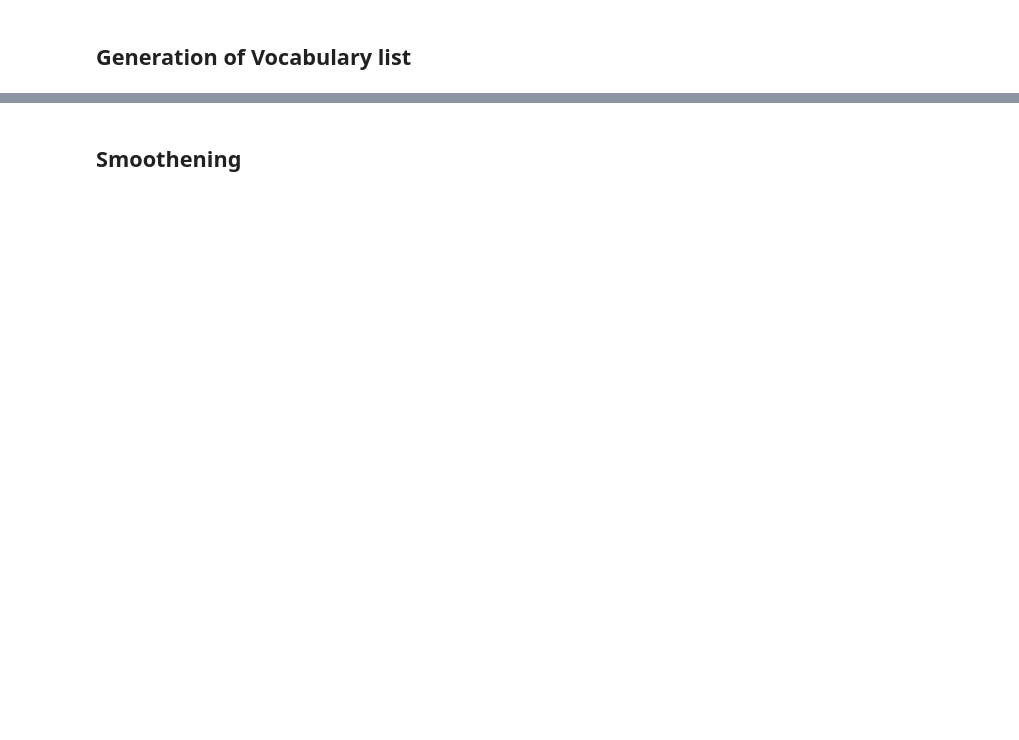
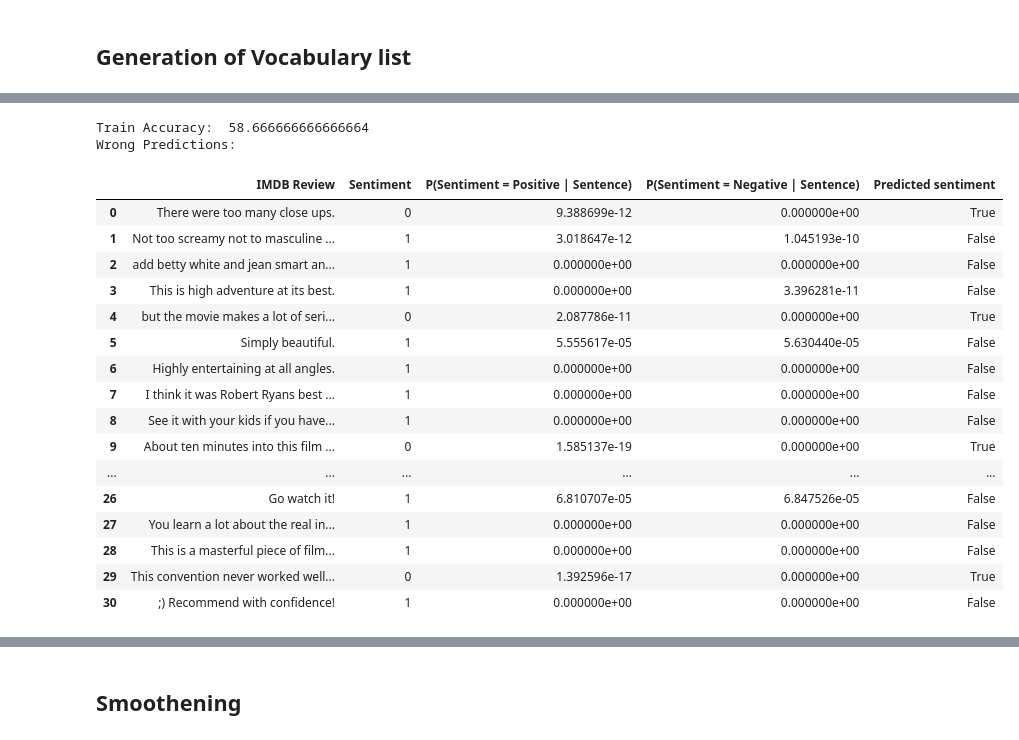
Before and after one commit to VighneshS/sentiment_prediction, a Jupyter notebook: sentiment_prediction.ipynb, the cells around one changed output, grey strips where cells are left out. Cells and saved outputs as stored; diff of their text form; code cells hidden in the pictures; blank space fills up the shorter version.

```diff
--- a/sentiment_prediction.ipynb
+++ b/sentiment_prediction.ipynb
@@ -232,20 +161,27 @@ vocabulary
 # %%
 def get_probabilities(review: str, sentiment: bool, smoothening: bool):
     prob = 1
-    column_name = 'Positive Sentiments Probability' if sentiment else 'Negative Sentiments Probability'
-    individual_prob = 0 if not smoothening else 1 / (probability_of_positive_sentiments if sentiment else probability_of_negative_sentiments)
+    column_name = 'P(Word | Sentiment = Positive)' if sentiment else 'P(Word | Sentiment = Negative)'
+    individual_prob = 0 if not smoothening else 1 / (
+        vocabulary['P(Sentiment = Positive)'][0] if sentiment else vocabulary[
+            'P(Sentiment = Negative)'][0])
     for word in split_words(review):
         if word in vocabulary.values:
             individual_prob = vocabulary[vocabulary['Word'] == word].iloc[0][column_name]
         prob *= 0 if math.isnan(individual_prob) else individual_prob
-    return prob * (probability_of_positive_sentiments if sentiment else probability_of_negative_sentiments)
+    return prob * (vocabulary['P(Sentiment = Positive)'][0] if sentiment else vocabulary[
+        'P(Sentiment = Negative)'][0])
 # %%
-train["Conditional Positive Probability"] = train["IMDB Review"].apply(
-    lambda review: get_probabilities(review, True, False))
-train["Conditional Negative Probability"] = train["IMDB Review"].apply(
-    lambda review: get_probabilities(review, False, False))
-train["Predicted sentiment"] = train["Conditional Positive Probability"] > train["Conditional Negative Probability"]
-print("Train Accuracy: ",
-      train.loc[train["Predicted sentiment"] == train["Sentiment"]].count(axis=0)['Sentiment'] * 100 /
-      train.count(axis=0)['Sentiment'])
-train.loc[train["Predicted sentiment"] != train["Sentiment"]]
+def predict_calculate_accuracy(data_frame: pd.DataFrame):
+    data_frame["P(Sentiment = Positive | Sentence)"] = data_frame["IMDB Review"].apply(
+        lambda review: get_probabilities(review, True, False))
+    data_frame["P(Sentiment = Negative | Sentence)"] = data_frame["IMDB Review"].apply(
+        lambda review: get_probabilities(review, False, False))
+    data_frame["Predicted sentiment"] = data_frame["P(Sentiment = Positive | Sentence)"] > data_frame[
+        "P(Sentiment = Negative | Sentence)"]
+    print("Train Accuracy: ",
+          data_frame.loc[data_frame["Predicted sentiment"] == data_frame["Sentiment"]].count(axis=0)[
+              'Sentiment'] * 100 /
+          data_frame.count(axis=0)['Sentiment'])
+    print("Wrong Predictions:")
+    display(data_frame.loc[data_frame["Predicted sentiment"] != data_frame["Sentiment"]].reset_index(drop=True))
@@ -286,10 +187,0 @@ See the caveats in the documentation: https://pandas.pydata.org/pandas-docs/stab
-# %%
-dev["Conditional Positive Probability"] = dev["IMDB Review"].apply(
-    lambda review: get_probabilities(review, True, False))
-dev["Conditional Negative Probability"] = dev["IMDB Review"].apply(
-    lambda review: get_probabilities(review, False, False))
-dev["Predicted sentiment"] = dev["Conditional Positive Probability"] > dev["Conditional Negative Probability"]
-print("Dev Accuracy: ",
-      dev.loc[dev["Predicted sentiment"] == dev["Sentiment"]].count(axis=0)['Sentiment'] * 100 / dev.count(axis=0)[
-          'Sentiment'])
-dev.loc[dev["Predicted sentiment"] != dev["Sentiment"]]
@@ -343,0 +220,22 @@ Test Accuracy:  60.0
+# %%
+predict_calculate_accuracy(dev)
+# %% [output]
+Train Accuracy:  58.666666666666664
+Wrong Predictions:
+|  | IMDB Review | Sentiment | P(Sentiment = Positive | Sentence) | P(Sentiment = Negative | Sentence) | Predicted sentiment |
+| 0 | There were too many close ups. | 0 | 9.388699e-12 | 0.000000e+00 | True |
+| 1 | Not too screamy not to masculine ... | 1 | 3.018647e-12 | 1.045193e-10 | False |
+| 2 | add betty white and jean smart an... | 1 | 0.000000e+00 | 0.000000e+00 | False |
+| 3 | This is high adventure at its best. | 1 | 0.000000e+00 | 3.396281e-11 | False |
+| 4 | but the movie makes a lot of seri... | 0 | 2.087786e-11 | 0.000000e+00 | True |
+| 5 | Simply beautiful. | 1 | 5.555617e-05 | 5.630440e-05 | False |
+| 6 | Highly entertaining at all angles. | 1 | 0.000000e+00 | 0.000000e+00 | False |
+| 7 | I think it was Robert Ryans best ... | 1 | 0.000000e+00 | 0.000000e+00 | False |
+| 8 | See it with your kids if you have... | 1 | 0.000000e+00 | 0.000000e+00 | False |
+| 9 | About ten minutes into this film ... | 0 | 1.585137e-19 | 0.000000e+00 | True |
+| ... | ... | ... | ... | ... | ... |
+| 26 | Go watch it! | 1 | 6.810707e-05 | 6.847526e-05 | False |
+| 27 | You learn a lot about the real in... | 1 | 0.000000e+00 | 0.000000e+00 | False |
+| 28 | This is a masterful piece of film... | 1 | 0.000000e+00 | 0.000000e+00 | False |
+| 29 | This convention never worked well... | 0 | 1.392596e-17 | 0.000000e+00 | True |
+| 30 | ;) Recommend with confidence! | 1 | 0.000000e+00 | 0.000000e+00 | False |
```
Also changed, not shown: parts of 32 cells of this notebook.
